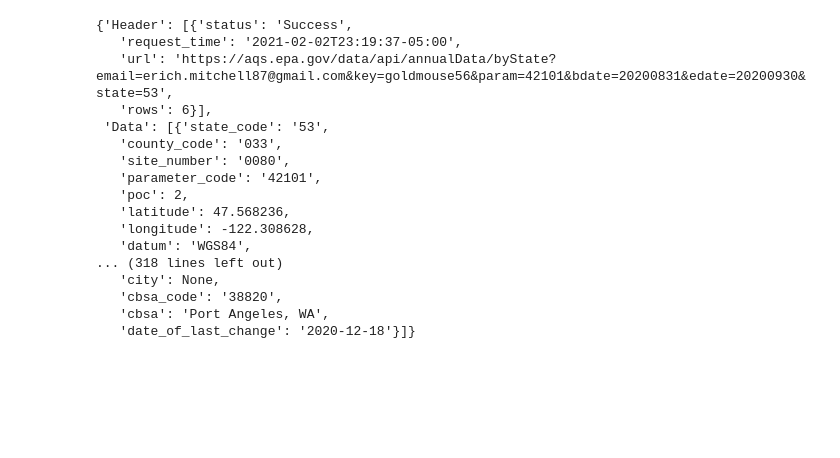
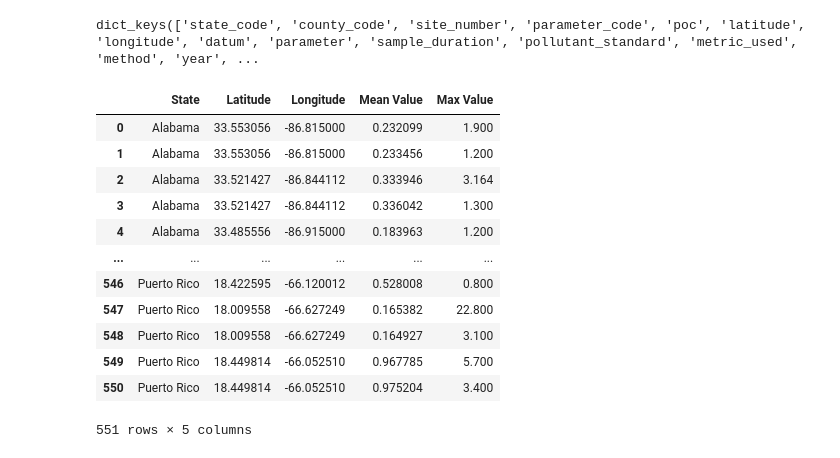
Before and after one commit to Mitchemoto/project-1-, a Jupyter notebook: environment_api_project.ipynb, the cells around one changed output. Drawn from its saved outputs; the diff is of its cells as text; code cells hidden in the pictures; blank space fills up the shorter version.

```diff
--- a/environment_api_project.ipynb
+++ b/environment_api_project.ipynb
@@ -89,24 +77,63 @@ sample_param
 # %%
-#annual summary data
+#annual summary data - pulling same params from previous kernel - Annual Data by state
 annual_url=f'https://aqs.epa.gov/data/api/annualData/byState?email={email}&key={apikey}&param={param}&bdate={bdate}&edate={edate}&state={state}'
 response=requests.get(annual_url)
 annual_param=response.json()
-annual_param
+annual_param['Data'][0].keys()
 # %% [output]
-{'Header': [{'status': 'Success',
-   'request_time': '2021-02-02T23:19:37-05:00',
-   'url': 'https://aqs.epa.gov/data/api/annualData/byState?email=erich.mitchell87@gmail.com&key=goldmouse56&param=42101&bdate=20200831&edate=20200930&state=53',
-   'rows': 6}],
- 'Data': [{'state_code': '53',
-   'county_code': '033',
-   'site_number': '0080',
-   'parameter_code': '42101',
-   'poc': 2,
-   'latitude': 47.568236,
-   'longitude': -122.308628,
-   'datum': 'WGS84',
-... (318 lines left out)
-   'city': None,
-   'cbsa_code': '38820',
-   'cbsa': 'Port Angeles, WA',
-   'date_of_last_change': '2020-12-18'}]}
+dict_keys(['state_code', 'county_code', 'site_number', 'parameter_code', 'poc', 'latitude', 'longitude', 'datum', 'parameter', 'sample_duration', 'pollutant_standard', 'metric_used', 'method', 'year', ...
+# %%
+# hard coded searches
+param='42101'
+bdate='20200131'
+edate='20201231'
+
+#query URL
+query_url=f'https://aqs.epa.gov/data/api/annualData/byState?email={email}&key={apikey}&param={param}&bdate={bdate}&edate={edate}&state='
+
+# response = requests.get(query_url + code).json()
+# %%
+# Set up empty lists for data in each column
+states = []
+lat = []
+long = []
+mean = []
+max_value = []
+# Create a list of state codes so our request can loop through and pull each state
+state_code = ["01", "02", "04", "05", "06", "08", "09", "10", "11", "12", "13", "15", "16", "17", "18", "19", "20", "21", "22",
+              "23", "24", "25", "26", "27", "28", "29", "30", "31", "32", "33", "34", "35", "36", "37", "38", "39", "40", "41",
+              "42", "44", "45", "46", "47", "48", "49", "50", "51", "53", "54", "55", "56", "66", "72", "78"]
+# Loop through each state code and pull mean and max No2 values for all locations in each state
+for code in state_code:
+    response = requests.get(query_url + code).json()
+    try:
+        states.extend([x['state'] for x in response['Data']])
+        lat.extend([x['latitude'] for x in response['Data']])
+        long.extend([x['longitude'] for x in response['Data']])
+        mean.extend([x['arithmetic_mean'] for x in response['Data']])
+        max_value.extend([x['first_max_value'] for x in response['Data']])
+
+    except:
+        print("This state has no data", code)
+# %%
+states_df=pd.DataFrame({'State':states,
+           'Latitude': lat,
+           'Longitude':long,
+           'Mean Value': mean,
+           'Max Value': max_value})
+
+states_df
+# %% [output]
+|  | State | Latitude | Longitude | Mean Value | Max Value |
+| 0 | Alabama | 33.553056 | -86.815000 | 0.232099 | 1.900 |
+| 1 | Alabama | 33.553056 | -86.815000 | 0.233456 | 1.200 |
+| 2 | Alabama | 33.521427 | -86.844112 | 0.333946 | 3.164 |
+| 3 | Alabama | 33.521427 | -86.844112 | 0.336042 | 1.300 |
+| 4 | Alabama | 33.485556 | -86.915000 | 0.183963 | 1.200 |
+| ... | ... | ... | ... | ... | ... |
+| 546 | Puerto Rico | 18.422595 | -66.120012 | 0.528008 | 0.800 |
+| 547 | Puerto Rico | 18.009558 | -66.627249 | 0.165382 | 22.800 |
+| 548 | Puerto Rico | 18.009558 | -66.627249 | 0.164927 | 3.100 |
+| 549 | Puerto Rico | 18.449814 | -66.052510 | 0.967785 | 5.700 |
+| 550 | Puerto Rico | 18.449814 | -66.052510 | 0.975204 | 3.400 |
+551 rows × 5 columns
```
Also changed, not shown: parts of 7 cells of this notebook.
